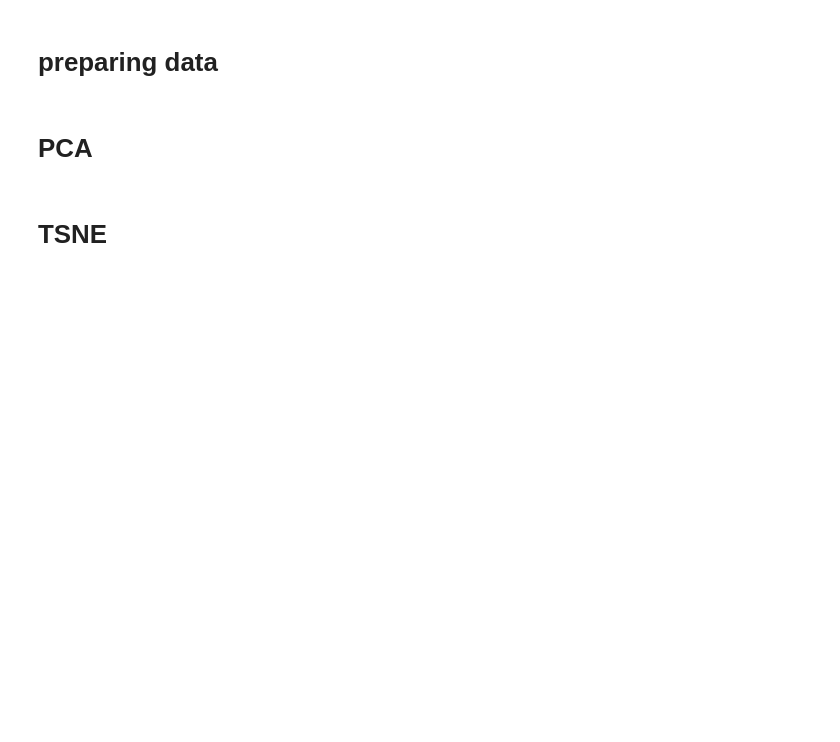
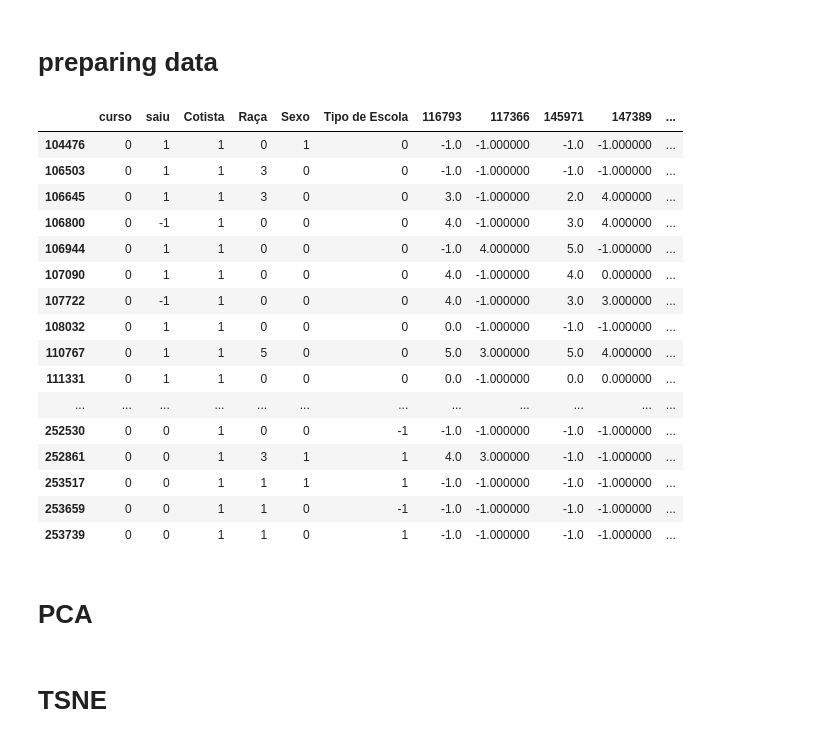
Before and after one commit to pedrobpio/TG, a Jupyter notebook: Classifier.ipynb, the cells around one changed output. Cells and saved outputs as stored; diff of their text form; code cells hidden in the pictures; blank space fills up the shorter version.

```diff
--- a/Classifier.ipynb
+++ b/Classifier.ipynb
@@ -62,6 +62,26 @@ dfRedes = df1[undropableCol+primeiroRedes+segundoRedes+terceiroRedes].fillna(-1)
 dfCic = df2[undropableCol+primeiroCiC+segundoCiC+terceiroCiC].fillna(-1)
 dfMec = df3[undropableCol+primeiroMec+segundoMec+terceiroMec].fillna(-1)
 dfEng = df4[undropableCol+primeiroEngComp+segundoEngComp+terceiroEngComp].fillna(-1)
+# %%
+dfComp
+# %% [output]
+|  | curso | saiu | Cotista | Raça | Sexo | Tipo de Escola | 116793 | 117366 | 145971 | 147389 | ... |
+| 104476 | 0 | 1 | 1 | 0 | 1 | 0 | -1.0 | -1.000000 | -1.0 | -1.000000 | ... |
+| 106503 | 0 | 1 | 1 | 3 | 0 | 0 | -1.0 | -1.000000 | -1.0 | -1.000000 | ... |
+| 106645 | 0 | 1 | 1 | 3 | 0 | 0 | 3.0 | -1.000000 | 2.0 | 4.000000 | ... |
+| 106800 | 0 | -1 | 1 | 0 | 0 | 0 | 4.0 | -1.000000 | 3.0 | 4.000000 | ... |
+| 106944 | 0 | 1 | 1 | 0 | 0 | 0 | -1.0 | 4.000000 | 5.0 | -1.000000 | ... |
+| 107090 | 0 | 1 | 1 | 0 | 0 | 0 | 4.0 | -1.000000 | 4.0 | 0.000000 | ... |
+| 107722 | 0 | -1 | 1 | 0 | 0 | 0 | 4.0 | -1.000000 | 3.0 | 3.000000 | ... |
+| 108032 | 0 | 1 | 1 | 0 | 0 | 0 | 0.0 | -1.000000 | -1.0 | -1.000000 | ... |
+| 110767 | 0 | 1 | 1 | 5 | 0 | 0 | 5.0 | 3.000000 | 5.0 | 4.000000 | ... |
+| 111331 | 0 | 1 | 1 | 0 | 0 | 0 | 0.0 | -1.000000 | 0.0 | 0.000000 | ... |
+| ... | ... | ... | ... | ... | ... | ... | ... | ... | ... | ... | ... |
+| 252530 | 0 | 0 | 1 | 0 | 0 | -1 | -1.0 | -1.000000 | -1.0 | -1.000000 | ... |
+| 252861 | 0 | 0 | 1 | 3 | 1 | 1 | 4.0 | 3.000000 | -1.0 | -1.000000 | ... |
+| 253517 | 0 | 0 | 1 | 1 | 1 | 1 | -1.0 | -1.000000 | -1.0 | -1.000000 | ... |
+| 253659 | 0 | 0 | 1 | 1 | 0 | -1 | -1.0 | -1.000000 | -1.0 | -1.000000 | ... |
+| 253739 | 0 | 0 | 1 | 1 | 0 | 1 | -1.0 | -1.000000 | -1.0 | -1.000000 | ... |
 # %% [markdown]
 # PCA
 # %%
```
Also changed, not shown: 2 other files.
